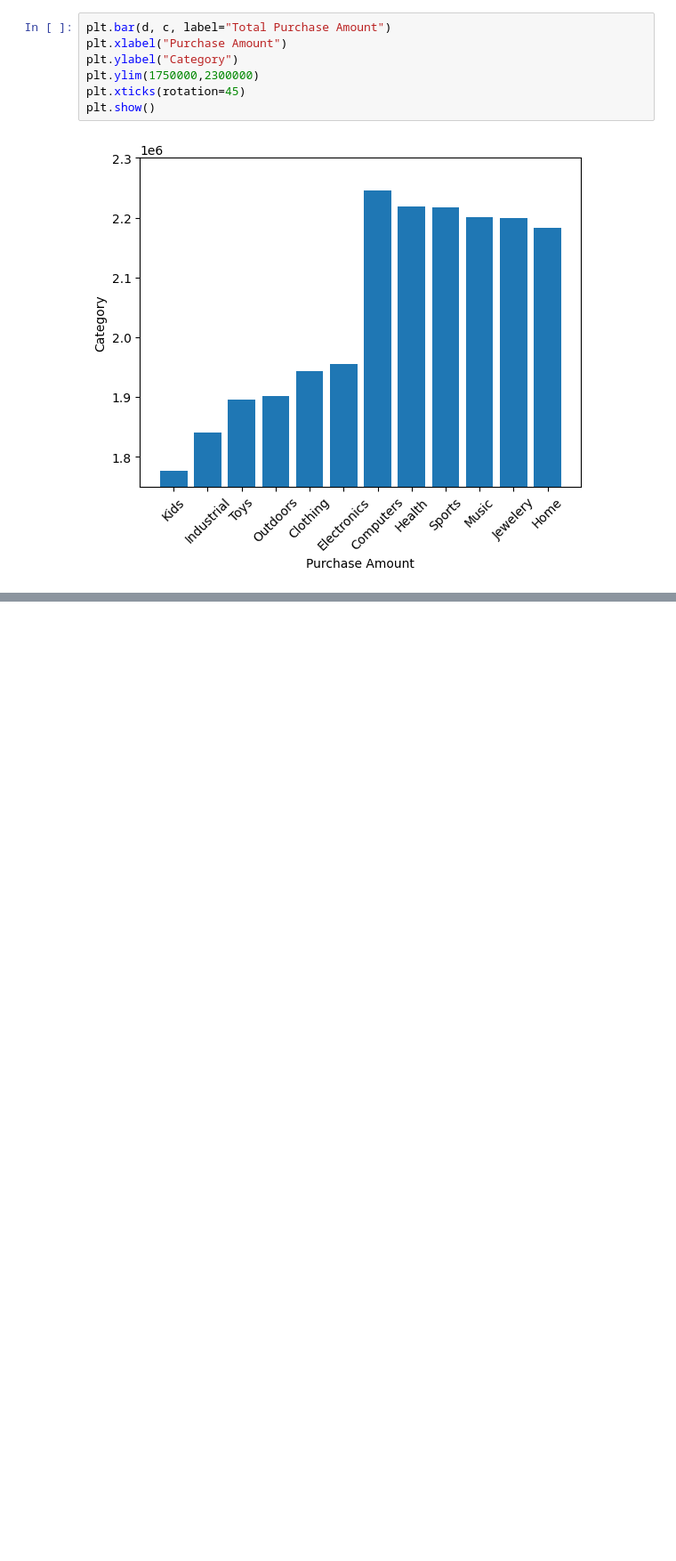
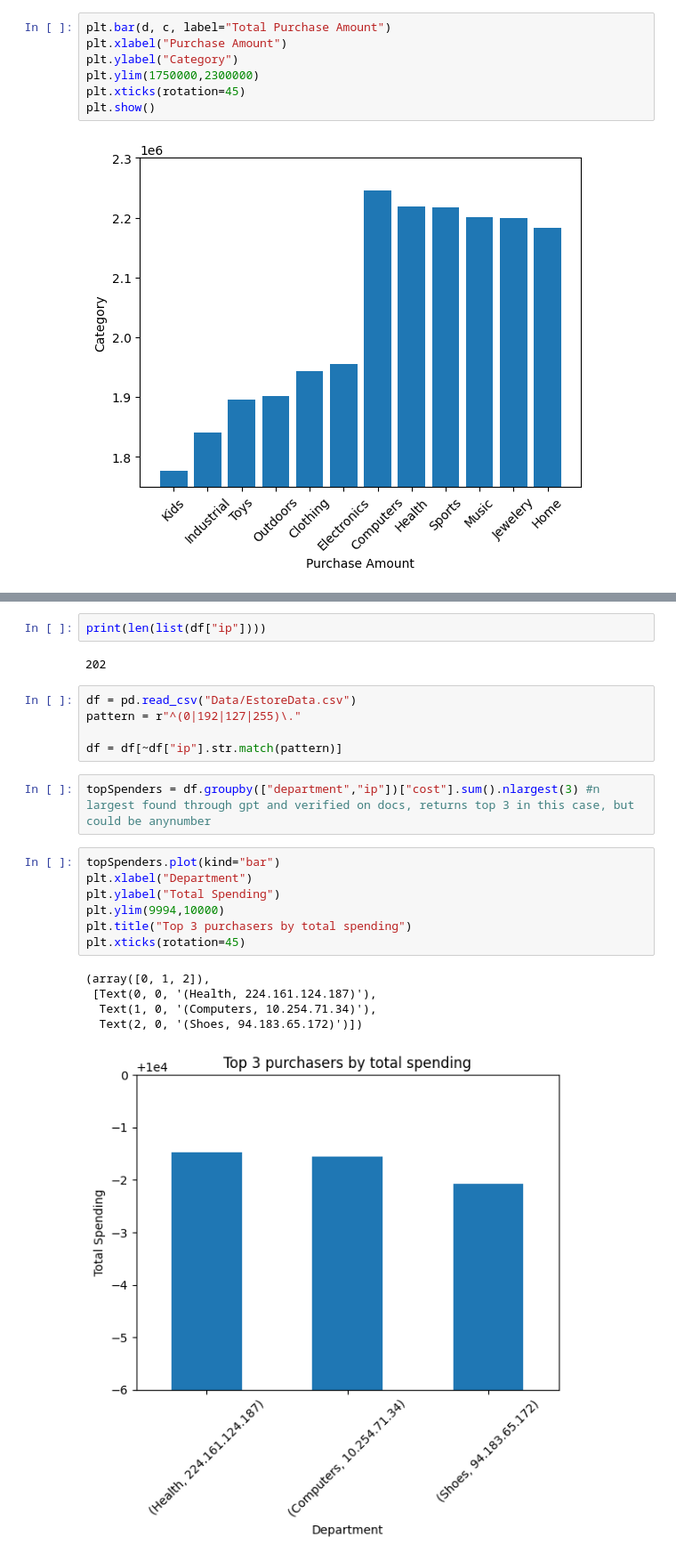
Before and after one commit to ElidaDev/AllLangs-Eli, a Jupyter notebook: Data/BellRingers/Untitled.ipynb, the cells around one changed output, grey strips where cells are left out. Shown at 89% size. Drawn from its saved outputs; the diff is of its cells as text; blank space fills up the shorter version.

```diff
--- a/Data/BellRingers/Untitled.ipynb
+++ b/Data/BellRingers/Untitled.ipynb
@@ -184,0 +229,24 @@ print(len(visas))
+# %%
+print(len(list(df["ip"])))
+# %% [output]
+202
+# %%
+df = pd.read_csv("Data/EstoreData.csv")
+pattern = r"^(0|192|127|255)\."
+
+df = df[~df["ip"].str.match(pattern)]
+# %%
+topSpenders = df.groupby(["department","ip"])["cost"].sum().nlargest(3) #n largest found through gpt and verified on docs, returns top 3 in this case, but could be anynumber
+# %%
+topSpenders.plot(kind="bar")
+plt.xlabel("Department")
+plt.ylabel("Total Spending")
+plt.ylim(9994,10000)
+plt.title("Top 3 purchasers by total spending")
+plt.xticks(rotation=45)
+# %% [output]
+(array([0, 1, 2]),
+ [Text(0, 0, '(Health, 224.161.124.187)'),
+  Text(1, 0, '(Computers, 10.254.71.34)'),
+  Text(2, 0, '(Shoes, 94.183.65.172)')])
+[figure, added]
```
Also changed, not shown: parts of 21 cells of this notebook, 6 other files.
